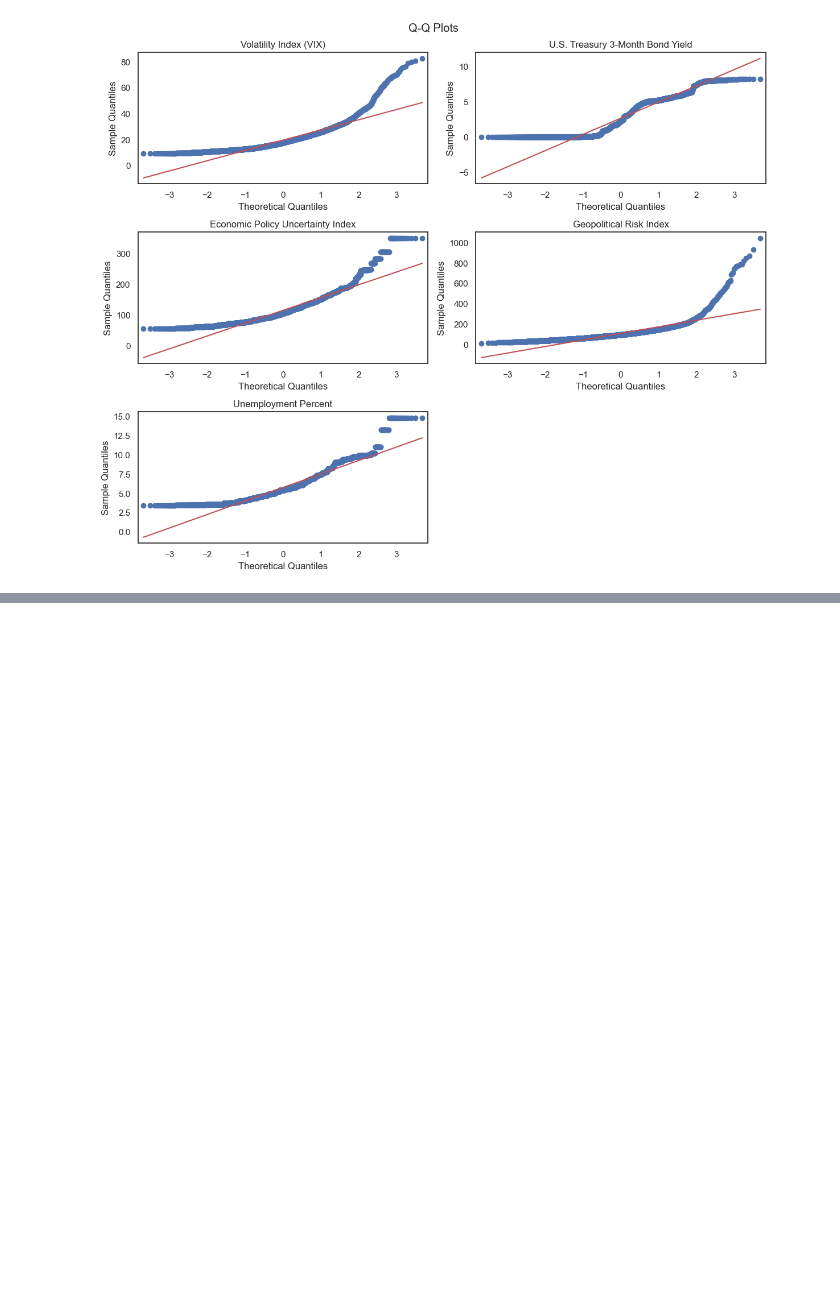
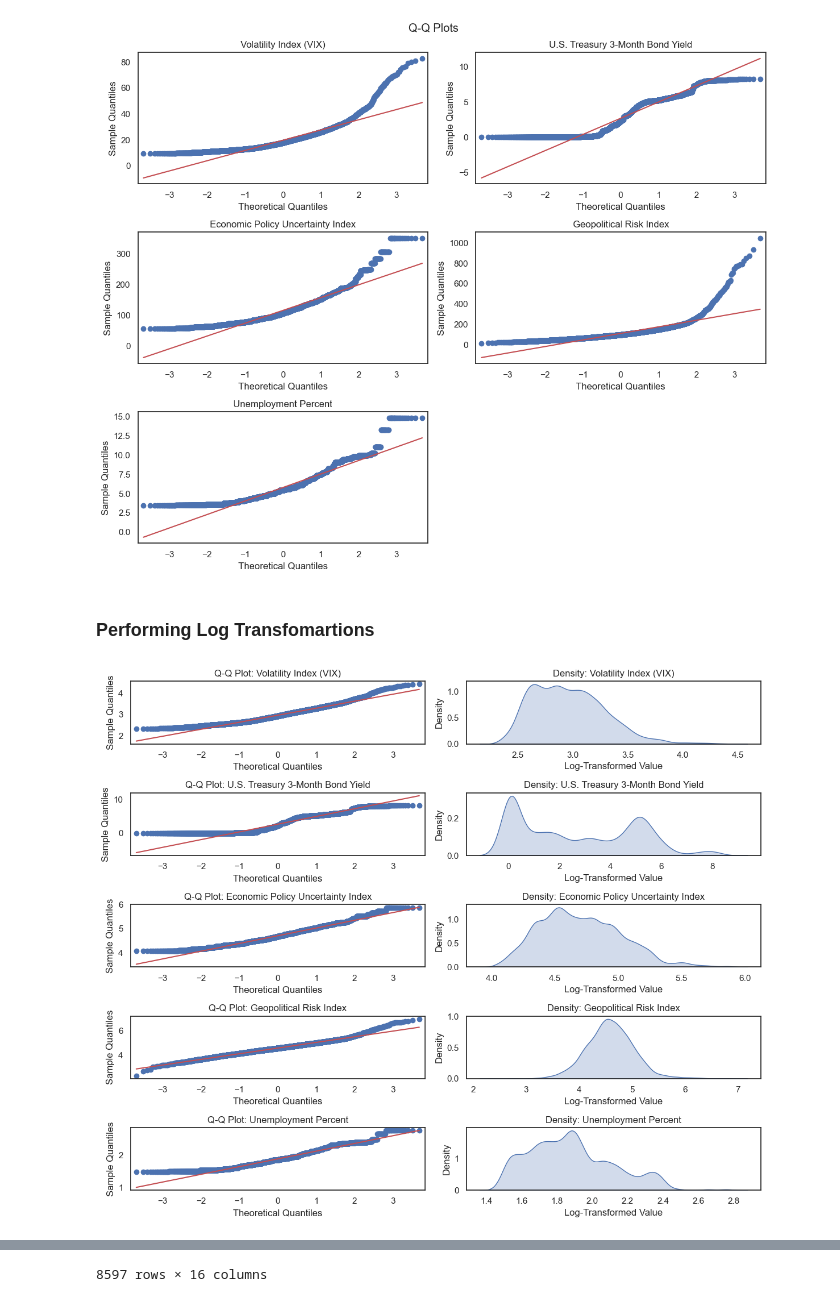
Before and after one commit to INFO-523-F25/final-project-team-5, a Jupyter notebook: main.ipynb, the cells around one changed output, grey strips where cells are left out. Saved outputs shown, nothing was run; the diff lists cells and outputs as text; code cells hidden in the pictures; blank space fills up the shorter version.

Commit message:
Performed Log Transformations to Correct the Positive Skew

```diff
--- a/main.ipynb
+++ b/main.ipynb
@@ -298,3 +299,9 @@ fig3.tight_layout(pad=1.0)
 plt.show()
 # %% [output]
 [figure]
+# %% [markdown]
+### Performing Log Transfomartions
+# %%
+tr.log_transform(stock_data_final, columns = ['vix', 'us3m', 'epu', 'GPRD', 'Unemployment Percent'])
+# %% [output]
+[figure, added]
@@ -301 +320,2 @@ plt.show()
+8597 rows × 16 columns
 # %%
```
Also changed, not shown: parts of 5 cells of this notebook, 1 other file.
